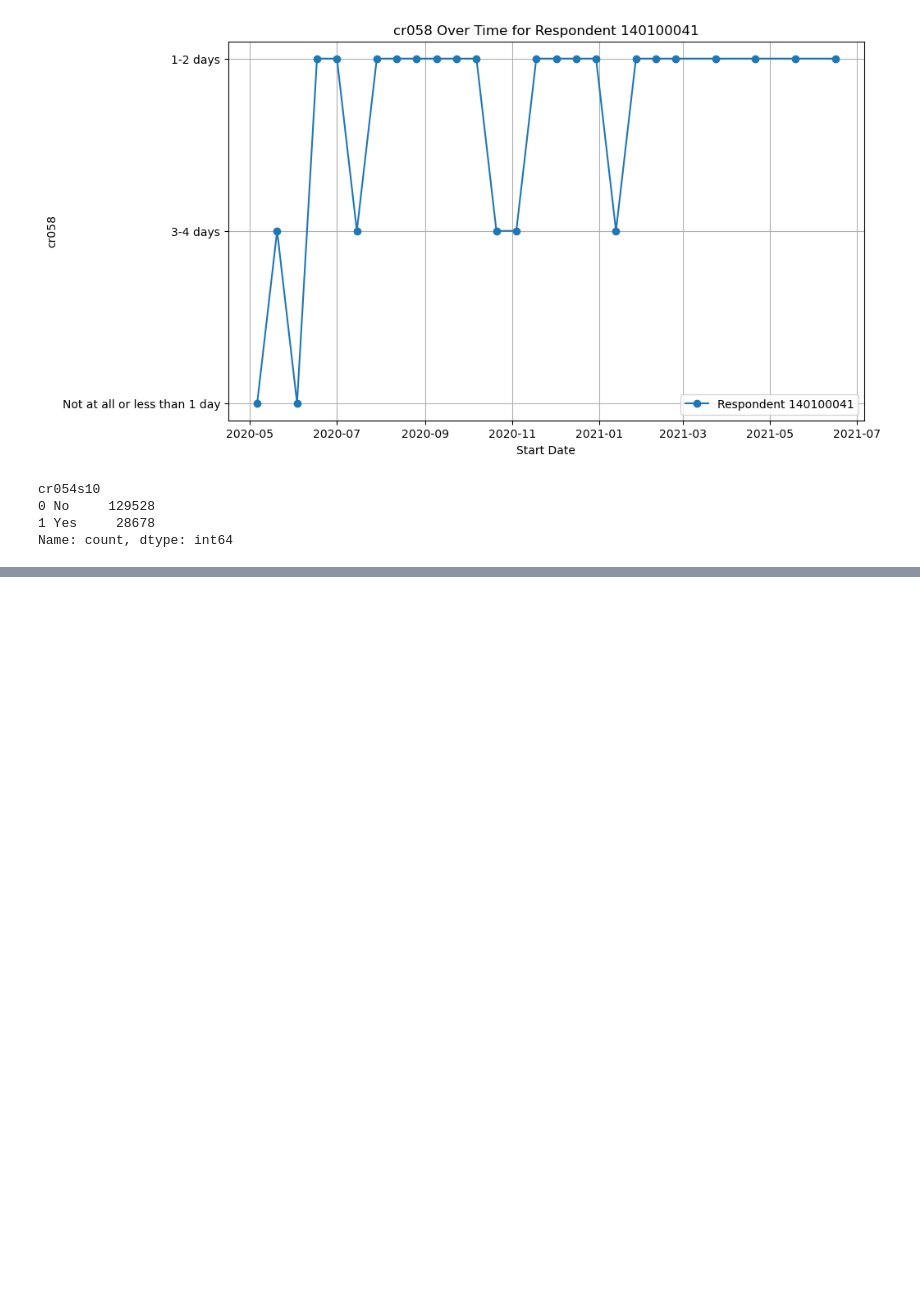
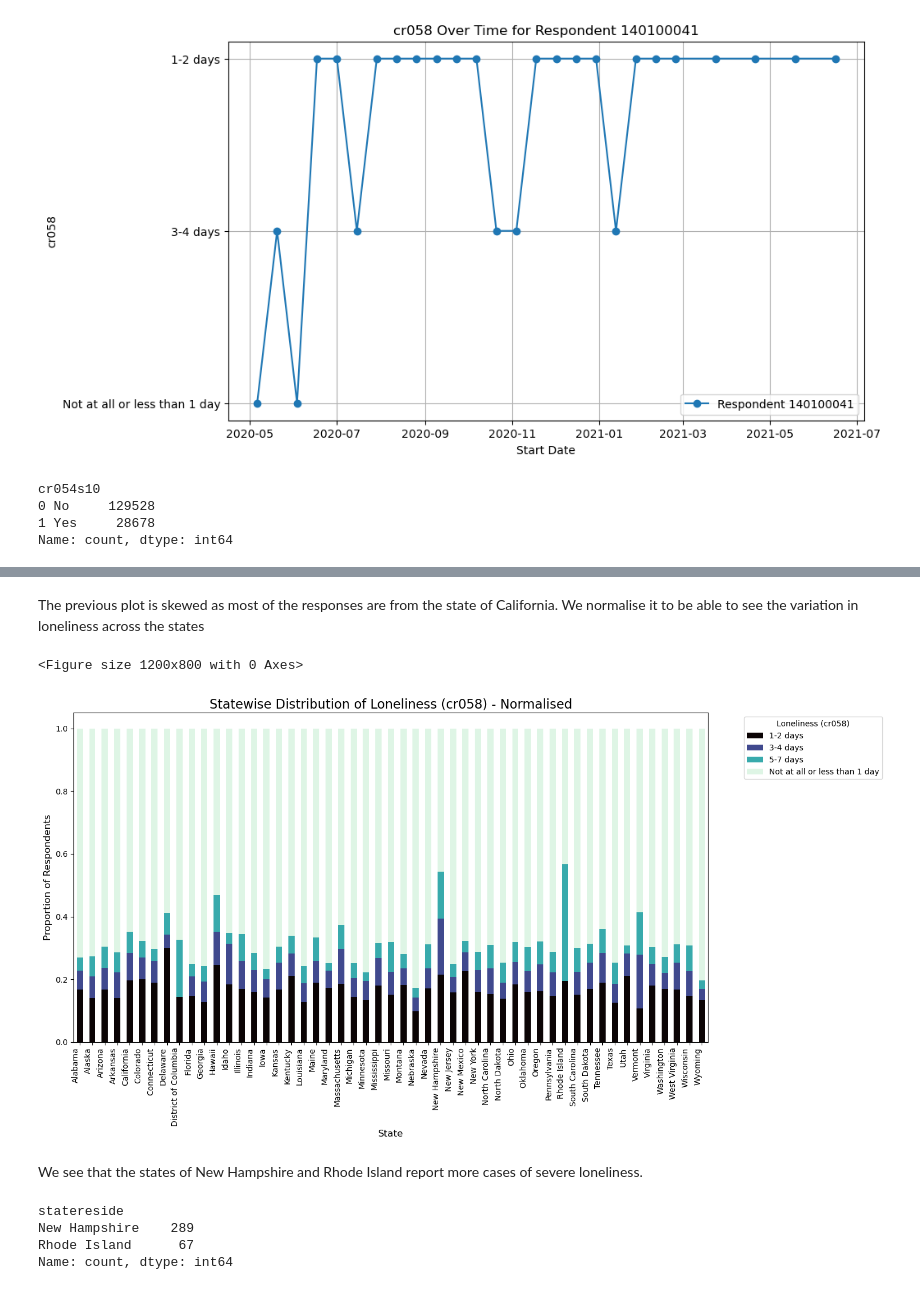
Before and after one commit to aditisudhakar/DSDP-Project-2, a Jupyter notebook: Loneliness.ipynb, the cells around one changed output, grey strips where cells are left out. Drawn from its saved outputs; the diff is of its cells as text; code cells hidden in the pictures; blank space fills up the shorter version.

```diff
--- a/Loneliness.ipynb
+++ b/Loneliness.ipynb
@@ -526,0 +596,34 @@ Name: count, dtype: int64
+# %% [markdown]
+The previous plot is skewed as most of the responses are from the state of California. We normalise it to be able to see the variation in loneliness across the states
+# %%
+
+#group by statereside and cr058 to get counts per state and loneliness level
+statewise_loneliness = newdf.groupby(['statereside', 'cr058']).size().unstack(fill_value=0)
+#normalise the counts to get proportions
+statewise_loneliness_normalized = statewise_loneliness.div(statewise_loneliness.sum(axis=1), axis=0)
+
+#plot the normalised data
+plt.figure(figsize=(12, 8))
+statewise_loneliness_normalized.plot(kind='bar', stacked=True, colormap='mako', figsize=(15, 8))
+
+plt.title('Statewise Distribution of Loneliness (cr058) - Normalised', fontsize=16)
+plt.xlabel('State', fontsize=12)
+plt.ylabel('Proportion of Respondents', fontsize=12)
+plt.xticks(rotation=90, ha='right')
+plt.legend(title='Loneliness (cr058)', bbox_to_anchor=(1.05, 1), loc='upper left')
+plt.tight_layout()
+plt.show()
+# %% [output]
+<Figure size 1200x800 with 0 Axes>
+[figure, added]
+# %% [markdown]
+We see that the states of New Hampshire and Rhode Island report more cases of severe loneliness.
+# %%
+#view the number of participants from this state
+filt = newdf[newdf['statereside'].isin(['Rhode Island', 'New Hampshire'])]
+print(filt['statereside'].value_counts())
+# %% [output]
+statereside
+New Hampshire    289
+Rhode Island      67
+Name: count, dtype: int64
```
Also changed, not shown: parts of 31 cells of this notebook.
